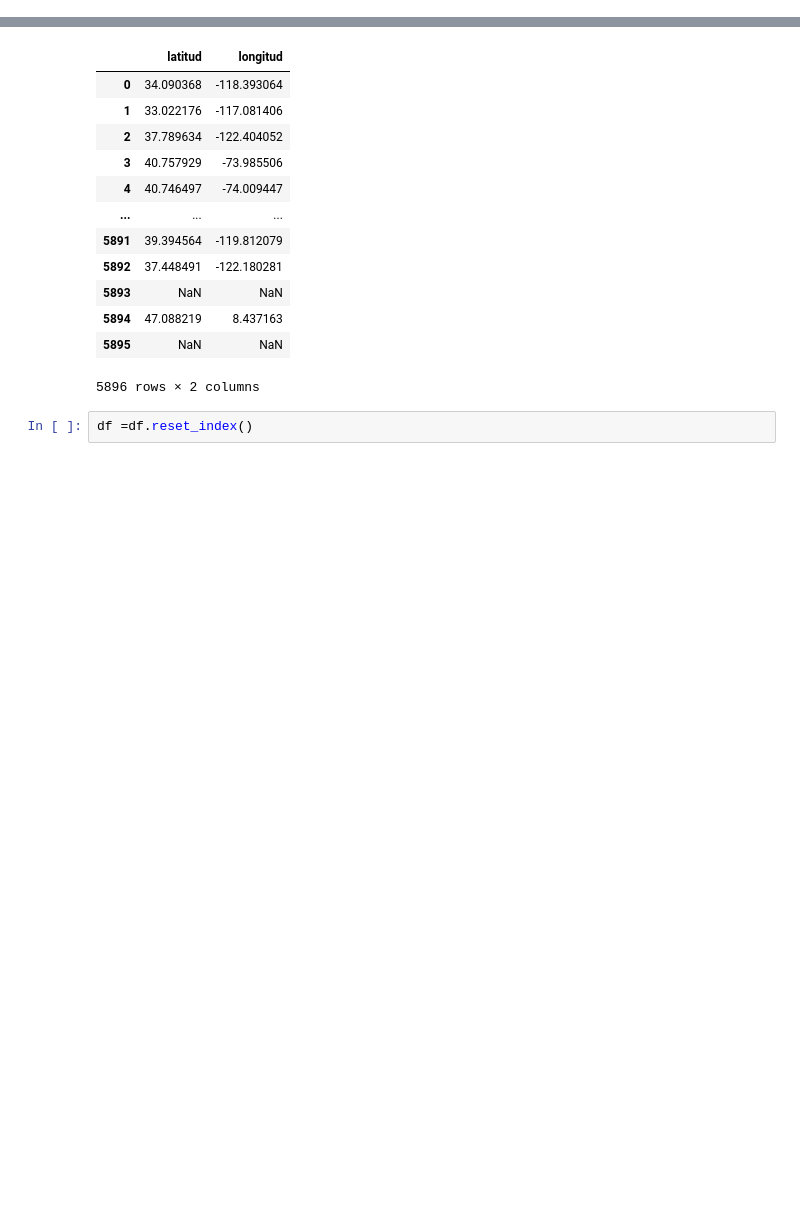
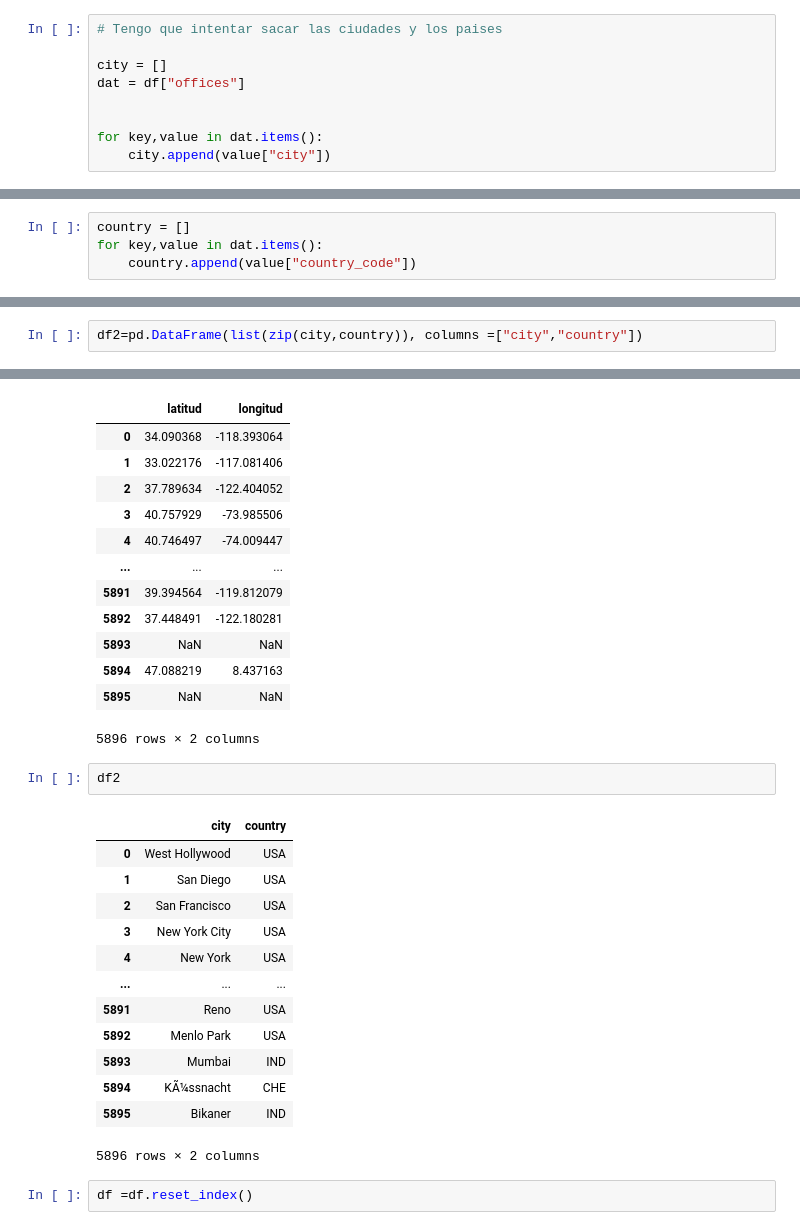
Before and after one commit to progameitor/Mongo-project, a Jupyter notebook: Untitled.ipynb, the cells around one changed output, grey strips where cells are left out. Cells and saved outputs as stored; diff of their text form; blank space fills up the shorter version.

```diff
--- a/Untitled.ipynb
+++ b/Untitled.ipynb
@@ -166,3 +166,12 @@ df
 | 6372 | 52cdef7f4bab8bd67529c6f5 | Oriact | tech | NaN | 2009 | 0.0 | Solutions for software development | ... |
 | 6373 | 52cdef7f4bab8bd67529c6f6 | Adhunk | design | 3.0 | 2009 | 0.0 | Online Admanager | ... |
 5896 rows × 9 columns
+# %%
+# Tengo que intentar sacar las ciudades y los paises
+
+city = []
+dat = df["offices"]
+
+
+for key,value in dat.items():
+    city.append(value["city"])
@@ -168,0 +182,4 @@ df
+# %%
+country = []
+for key,value in dat.items():
+    country.append(value["country_code"])
@@ -187,6 +208,8 @@ print(longitud)
 [-118.393064, -117.081406, -122.404052, -73.985506, -74.0094471, -122.4169244, -122.395289, -118.487267, -122.409173, -118.1327468, None, None, None, None, -122.402524, -73.995625, 34.851612, -122.079 ...
 # %%
 df1 = pd.DataFrame(list(zip(latitud,longitud)), columns =["latitud","longitud"])
+# %%
+df2=pd.DataFrame(list(zip(city,country)), columns =["city","country"])
 # %%
 df1
 # %% [output]
@@ -203,6 +226,22 @@ df1
 | 5894 | 47.088219 | 8.437163 |
 | 5895 | NaN | NaN |
 5896 rows × 2 columns
+# %%
+df2
+# %% [output]
+|  | city | country |
+| 0 | West Hollywood | USA |
+| 1 | San Diego | USA |
+| 2 | San Francisco | USA |
+| 3 | New York City | USA |
+| 4 | New York | USA |
+| ... | ... | ... |
+| 5891 | Reno | USA |
+| 5892 | Menlo Park | USA |
+| 5893 | Mumbai | IND |
+| 5894 | KÃ¼ssnacht | CHE |
+| 5895 | Bikaner | IND |
+5896 rows × 2 columns
 # %%
 df =df.reset_index()
 # %%
```
Also changed, not shown: parts of 9 cells of this notebook.
